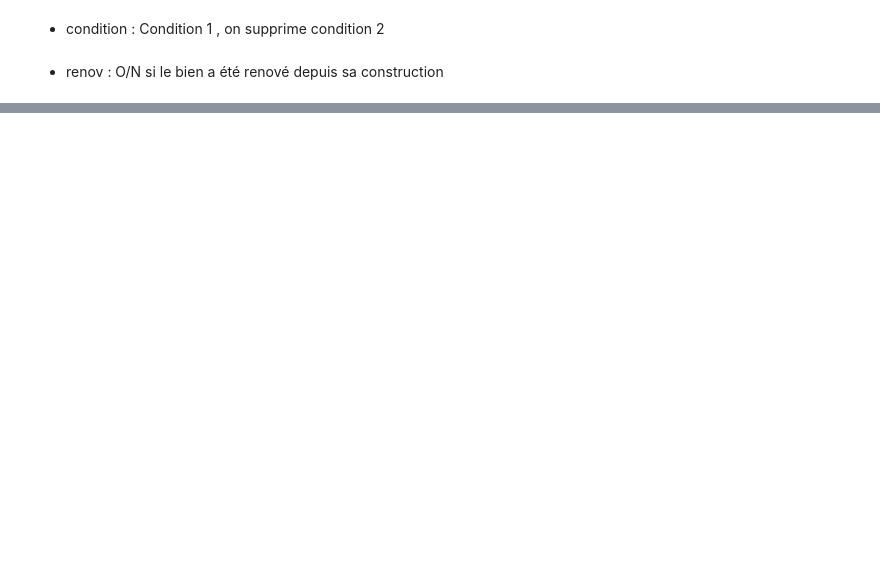
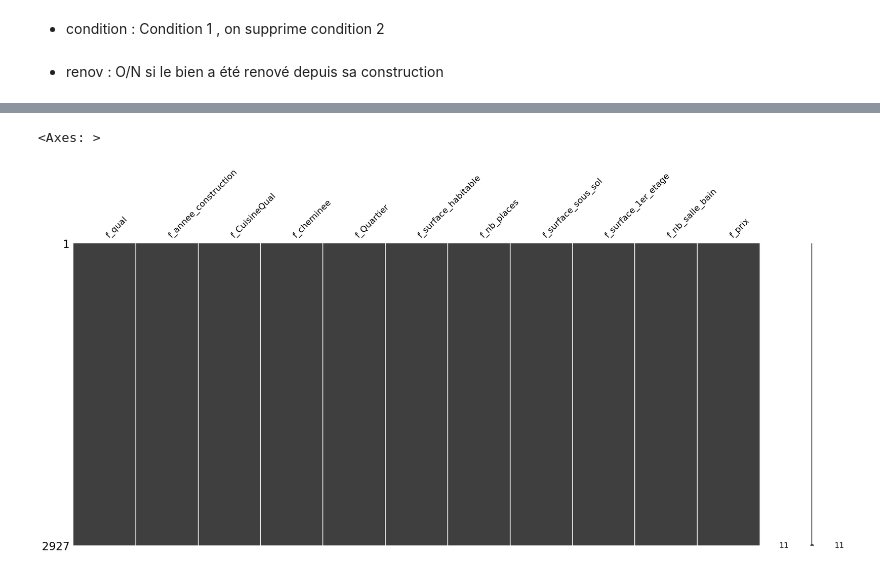
Before and after one commit to Thomas-Dulompont/certif_E2, a Jupyter notebook: analyse_model/analyse_v2.ipynb, the cells around one changed output, grey strips where cells are left out. Cells and saved outputs as stored; diff of their text form; code cells hidden in the pictures; blank space fills up the shorter version.

```diff
--- a/analyse_model/analyse_v2.ipynb
+++ b/analyse_model/analyse_v2.ipynb
@@ -96,0 +232,2 @@ msno.matrix(categorical_df)
+# %%
+df_final = cat_var.join(num_var)
@@ -96,0 +247,7 @@ msno.matrix(categorical_df)
+# %%
+df_final = df_final.dropna()
+# %%
+msno.matrix(df_final)
+# %% [output]
+<Axes: >
+[figure, added]
```
Also changed, not shown: parts of 49 cells of this notebook, 6 other files.
